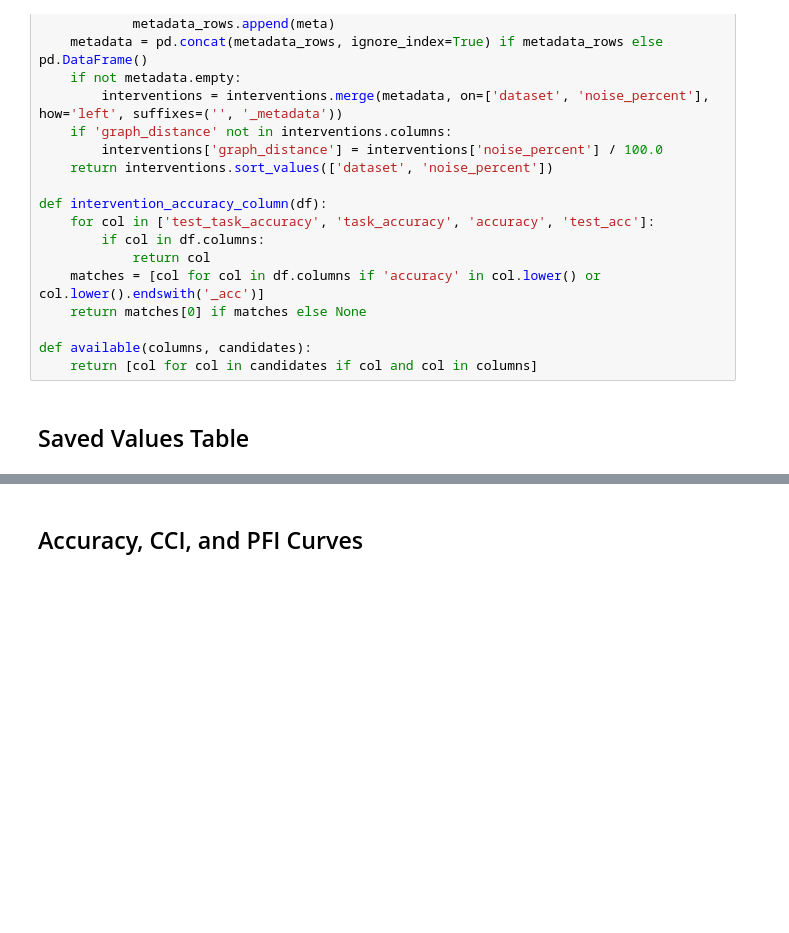
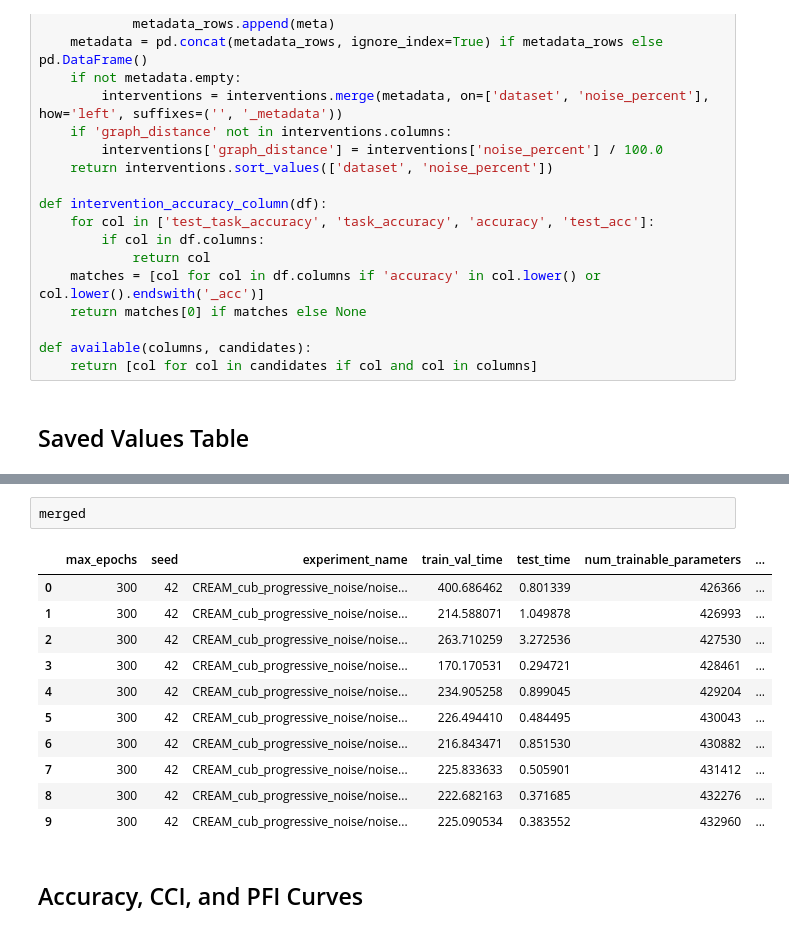
Before and after one commit to daniyaniazi/mCREAM, a Jupyter notebook: notebook/progressive_noise_analysis.ipynb, the cells around one changed output, grey strips where cells are left out. Saved outputs shown, nothing was run; the diff lists cells and outputs as text; blank space fills up the shorter version.

Commit message:
add: progressive run

```diff
--- a/notebook/progressive_noise_analysis.ipynb
+++ b/notebook/progressive_noise_analysis.ipynb
@@ -118,3 +131,17 @@ else:
+# %%
+merged
+# %% [output]
+|  | max_epochs | seed | experiment_name | train_val_time | test_time | num_trainable_parameters | ... |
+| 0 | 300 | 42 | CREAM_cub_progressive_noise/noise... | 400.686462 | 0.801339 | 426366 | ... |
+| 1 | 300 | 42 | CREAM_cub_progressive_noise/noise... | 214.588071 | 1.049878 | 426993 | ... |
+| 2 | 300 | 42 | CREAM_cub_progressive_noise/noise... | 263.710259 | 3.272536 | 427530 | ... |
+| 3 | 300 | 42 | CREAM_cub_progressive_noise/noise... | 170.170531 | 0.294721 | 428461 | ... |
+| 4 | 300 | 42 | CREAM_cub_progressive_noise/noise... | 234.905258 | 0.899045 | 429204 | ... |
+| 5 | 300 | 42 | CREAM_cub_progressive_noise/noise... | 226.494410 | 0.484495 | 430043 | ... |
+| 6 | 300 | 42 | CREAM_cub_progressive_noise/noise... | 216.843471 | 0.851530 | 430882 | ... |
+| 7 | 300 | 42 | CREAM_cub_progressive_noise/noise... | 225.833633 | 0.505901 | 431412 | ... |
+| 8 | 300 | 42 | CREAM_cub_progressive_noise/noise... | 222.682163 | 0.371685 | 432276 | ... |
+| 9 | 300 | 42 | CREAM_cub_progressive_noise/noise... | 225.090534 | 0.383552 | 432960 | ... |
 # %% [markdown]
 ## Accuracy, CCI, and PFI Curves
 # %%
```
Also changed, not shown: parts of 5 cells of this notebook.
